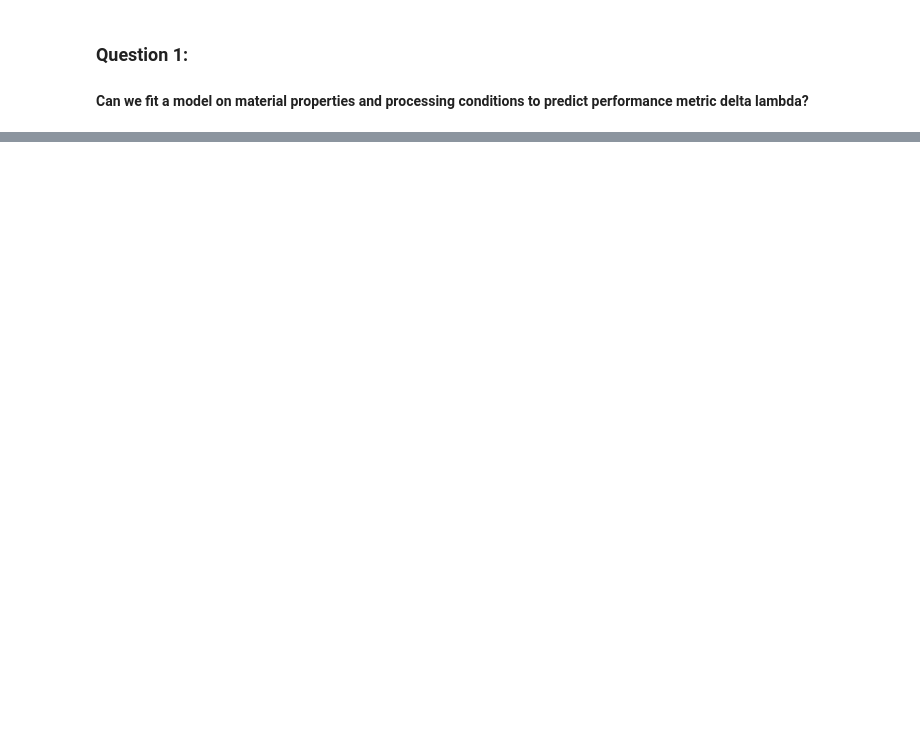
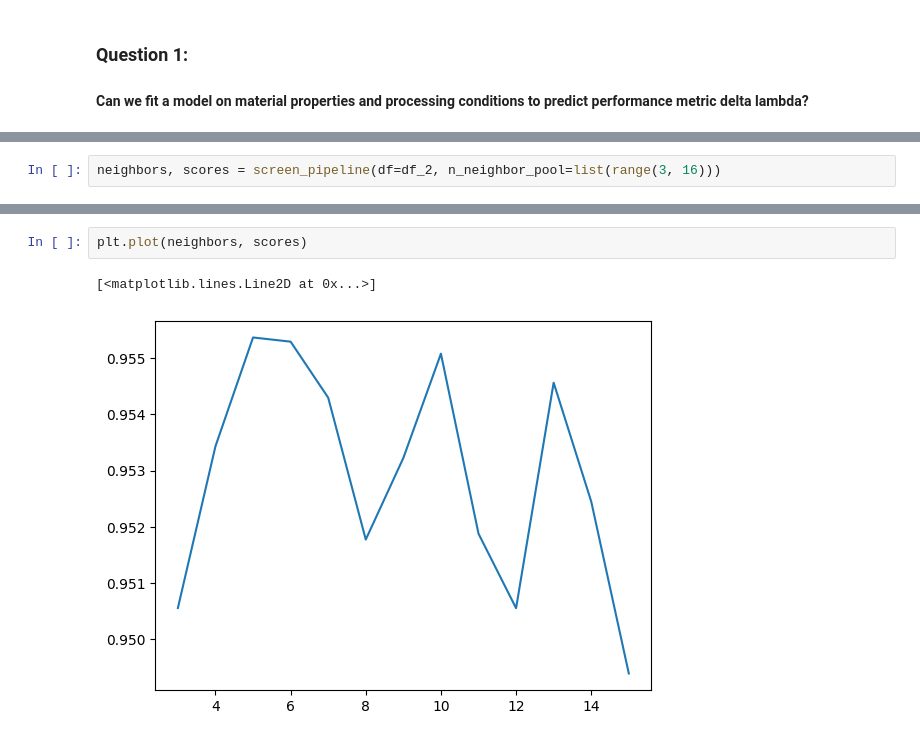
Before and after one commit to PERPETU4L-M0TI0N/PFSA_Paper, a Jupyter notebook: ds_flow_wip.ipynb, the cells around one changed output, grey strips where cells are left out. Cells and saved outputs as stored; diff of their text form; blank space fills up the shorter version.

```diff
--- a/ds_flow_wip.ipynb
+++ b/ds_flow_wip.ipynb
@@ -128,0 +318,2 @@ test_unstack_liquid_vapor_datasets()
+# %%
+neighbors, scores = screen_pipeline(df=df_2, n_neighbor_pool=list(range(3, 16)))
@@ -128,0 +338,5 @@ test_unstack_liquid_vapor_datasets()
+# %%
+plt.plot(neighbors, scores)
+# %% [output]
+[<matplotlib.lines.Line2D at 0x...>]
+[figure, added]
```
Also changed, not shown: parts of 24 cells of this notebook.
